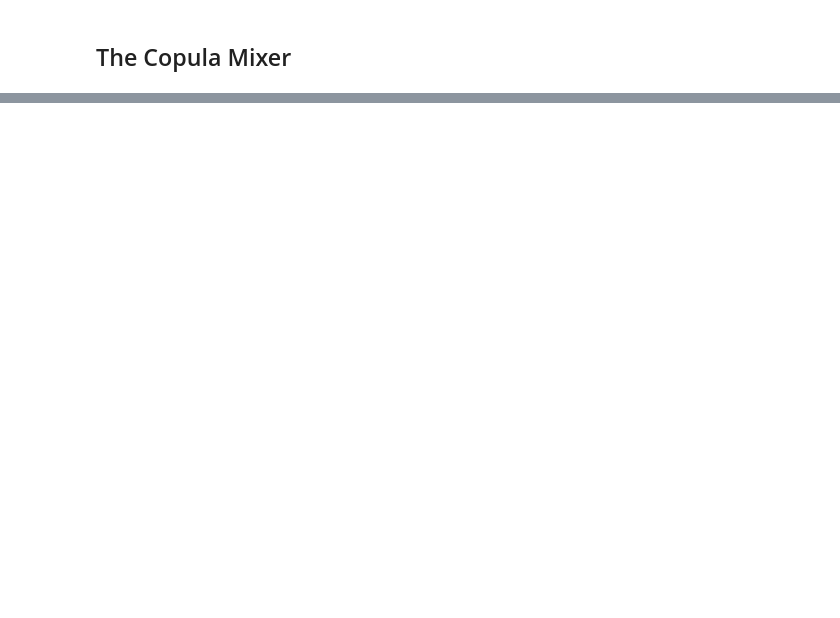
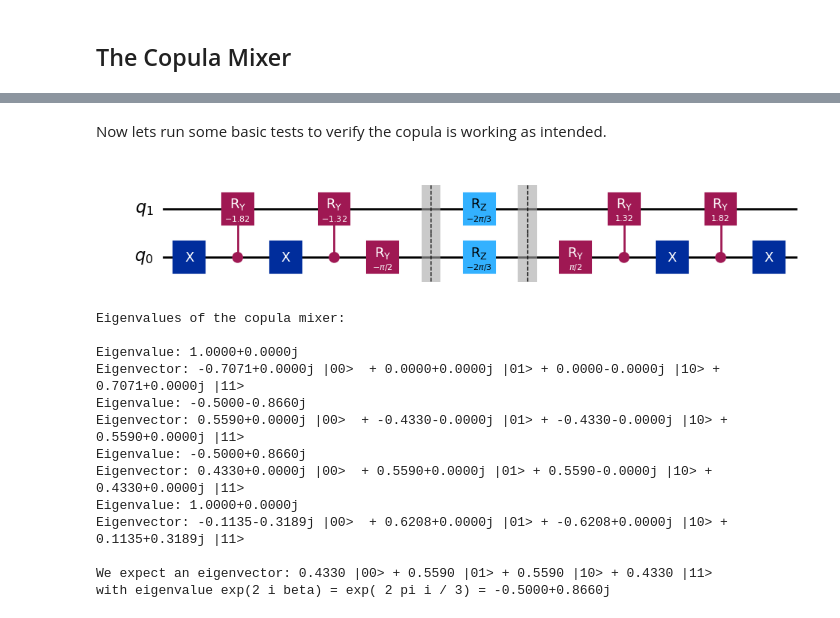
Before and after one commit to jhoule42/xQAOA_unit_commitment, a Jupyter notebook: demo.ipynb, the cells around one changed output, grey strips where cells are left out. Drawn from its saved outputs; the diff is of its cells as text; code cells hidden in the pictures; blank space fills up the shorter version.

```diff
--- a/demo.ipynb
+++ b/demo.ipynb
@@ -391,0 +467,43 @@ The basic building block of this appraoch is a two-qubit mixer which we call the
+# %% [markdown]
+Now lets run some basic tests to verify the copula is working as intended.
+# %%
+# Test the copula mixer construction.
+test_copula_mixer = construct_cop(0.5, 0.5, np.pi/3)
+
+display(test_copula_mixer.draw('mpl', scale=1, idle_wires=False, fold=-1, reverse_bits=True))
+
+# This unitary is small enough we can just check its eigenvectors and eigenvalues directly.
+cop_unitary = Operator(test_copula_mixer).data
+eigenvalues, eigenvectors = np.linalg.eig(cop_unitary)
+
+print("Eigenvalues of the copula mixer: \n")
+for i, ev in enumerate(eigenvalues):
+    print(f"Eigenvalue: {ev:.4f}")
+    print(f"Eigenvector: {eigenvectors[0,i]:.4f} |00>  + {eigenvectors[1,i]:.4f} |01> + {eigenvectors[2,i]:.4f} |10> + {eigenvectors[3,i]:.4f} |11>")
+
+
+p_1 = 0.5
+p_2 = 0.5
+theta = -1
+p_cop_00 = (1 - p_1) * (1 - p_2) + theta * p_1 * p_2 * (1 - p_1) * (1 - p_2)
+p_cop_01 = (1 - p_1) * p_2 - theta * p_1 * p_2 * (1 - p_1) * (1 - p_2)
+p_cop_10 = p_1 * (1 - p_2) - theta * p_1 * p_2 * (1 - p_1) * (1 - p_2)
+p_cop_11 = p_1 * p_2 + theta * p_1 * p_2 * (1 - p_1) * (1 - p_2)
+
+print(f"\nWe expect an eigenvector: {np.sqrt(p_cop_00):.4f} |00> + {np.sqrt(p_cop_01):.4f} |01> + {np.sqrt(p_cop_10):.4f} |10> + {np.sqrt(p_cop_11):.4f} |11>")
+print(f"with eigenvalue exp(2 i beta) = exp( 2 pi i / 3) = {np.exp(2j * np.pi / 3):.4f}")
+# %% [output]
+[figure, added]
+Eigenvalues of the copula mixer:
+
+Eigenvalue: 1.0000+0.0000j
+Eigenvector: -0.7071+0.0000j |00>  + 0.0000+0.0000j |01> + 0.0000-0.0000j |10> + 0.7071+0.0000j |11>
+Eigenvalue: -0.5000-0.8660j
+Eigenvector: 0.5590+0.0000j |00>  + -0.4330-0.0000j |01> + -0.4330-0.0000j |10> + 0.5590+0.0000j |11>
+Eigenvalue: -0.5000+0.8660j
+Eigenvector: 0.4330+0.0000j |00>  + 0.5590+0.0000j |01> + 0.5590-0.0000j |10> + 0.4330+0.0000j |11>
+Eigenvalue: 1.0000+0.0000j
+Eigenvector: -0.1135-0.3189j |00>  + 0.6208+0.0000j |01> + -0.6208+0.0000j |10> + 0.1135+0.3189j |11>
+
+We expect an eigenvector: 0.4330 |00> + 0.5590 |01> + 0.5590 |10> + 0.4330 |11>
+with eigenvalue exp(2 i beta) = exp( 2 pi i / 3) = -0.5000+0.8660j
```
Also changed, not shown: parts of 34 cells of this notebook.
